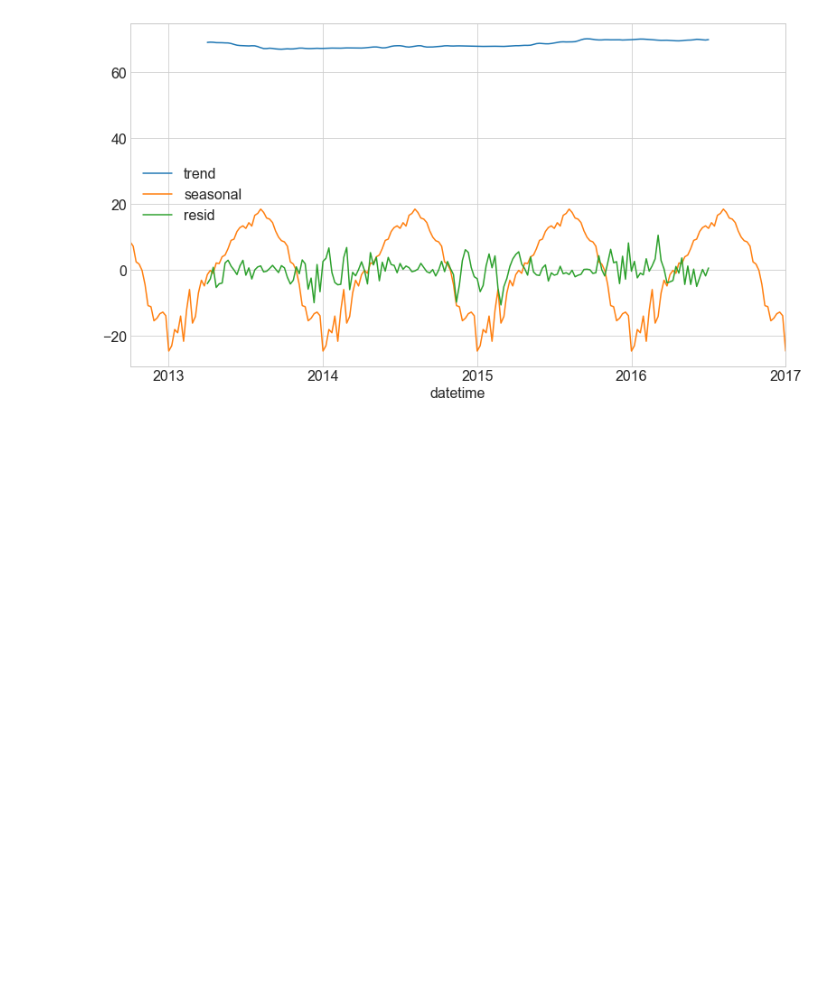
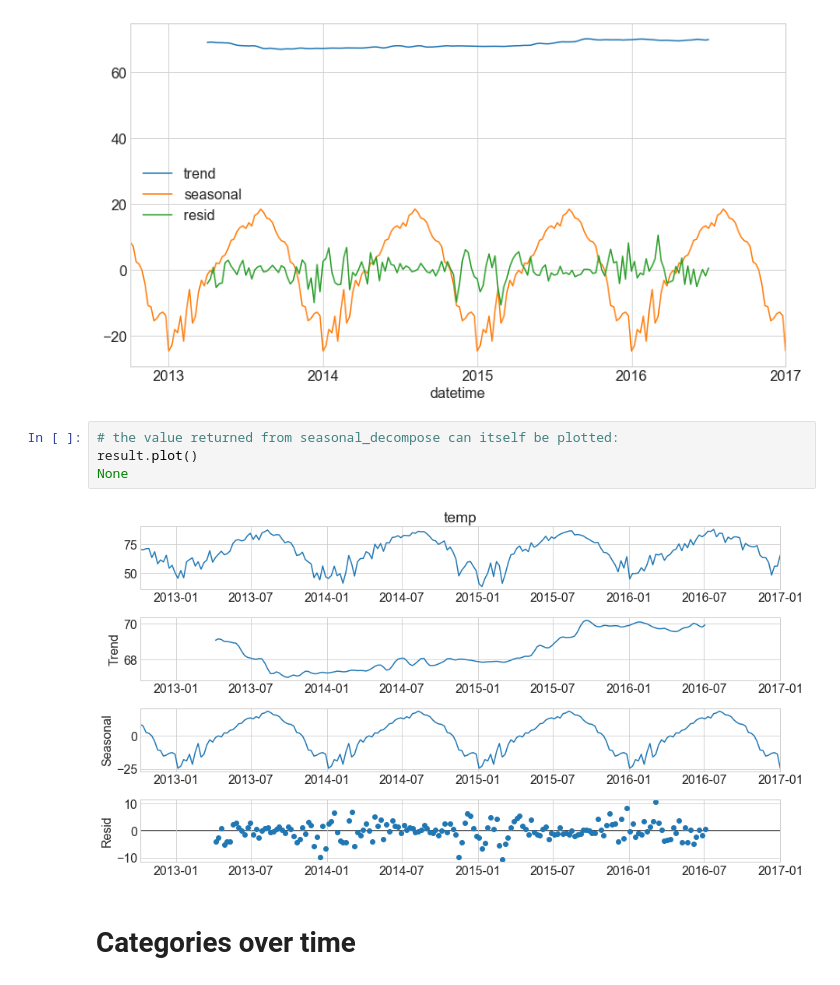
Before and after one commit to george887/time-series-exercises, a Jupyter notebook: time_series_eda_walkthru.ipynb, the cells around one changed output. Cells and saved outputs as stored; diff of their text form; blank space fills up the shorter version.

Commit message:
Adding time series eda walkthru

```diff
--- a/time_series_eda_walkthru.ipynb
+++ b/time_series_eda_walkthru.ipynb
@@ -435,3 +435,11 @@ decomposition.iloc[:, 1:].plot()
 # %% [output]
 <matplotlib.axes._subplots.AxesSubplot at 0x...>
 [figure]
+# %%
+# the value returned from seasonal_decompose can itself be plotted:
+result.plot()
+None
+# %% [output]
+[figure, added]
+# %% [markdown]
+# Categories over time
```
Also changed, not shown: parts of 13 cells of this notebook, 1 other file.
